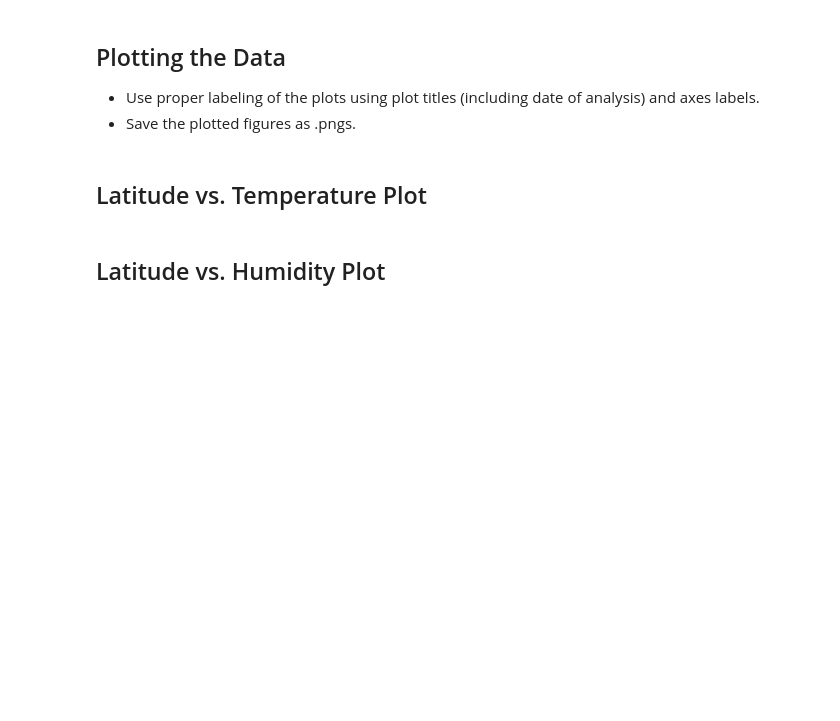
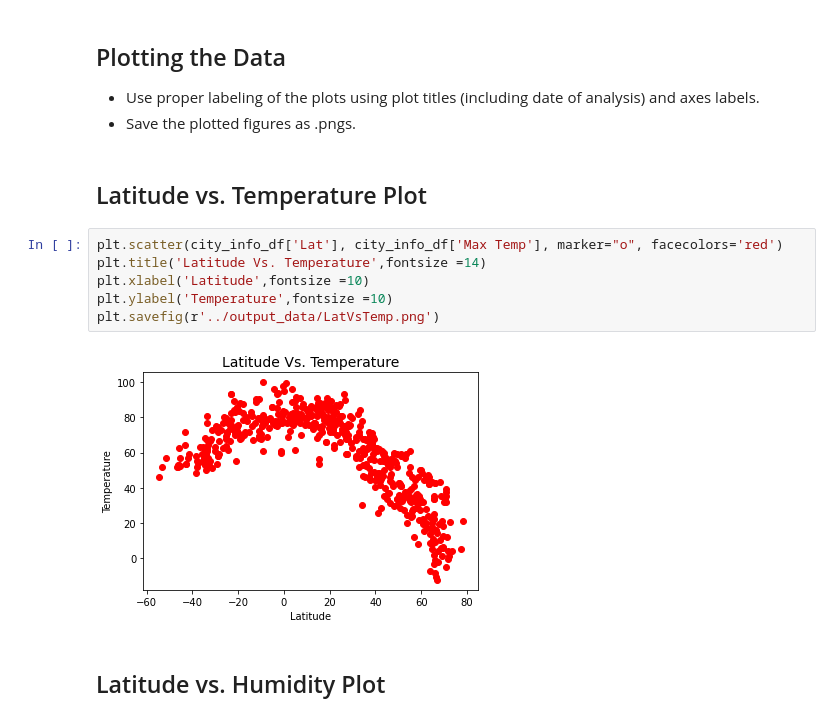
Before and after one commit to Courtneyrobison3/python-api-challenge, a Jupyter notebook: WeatherPy/WeatherPy.ipynb, the cells around one changed output. Drawn from its saved outputs; the diff is of its cells as text; blank space fills up the shorter version.

Commit message:
Created all scatters and regressions

```diff
--- a/WeatherPy/WeatherPy.ipynb
+++ b/WeatherPy/WeatherPy.ipynb
@@ -185,5 +202,13 @@ Skip this step if there are no cities that have humidity > 100%.
 * Save the plotted figures as .pngs.
 # %% [markdown]
 ## Latitude vs. Temperature Plot
+# %%
+plt.scatter(city_info_df['Lat'], city_info_df['Max Temp'], marker="o", facecolors='red')
+plt.title('Latitude Vs. Temperature',fontsize =14)
+plt.xlabel('Latitude',fontsize =10)
+plt.ylabel('Temperature',fontsize =10)
+plt.savefig(r'../output_data/LatVsTemp.png')
+# %% [output]
+[figure, added]
 # %% [markdown]
 ## Latitude vs. Humidity Plot
```
Also changed, not shown: parts of 20 cells of this notebook, 14 other files.
